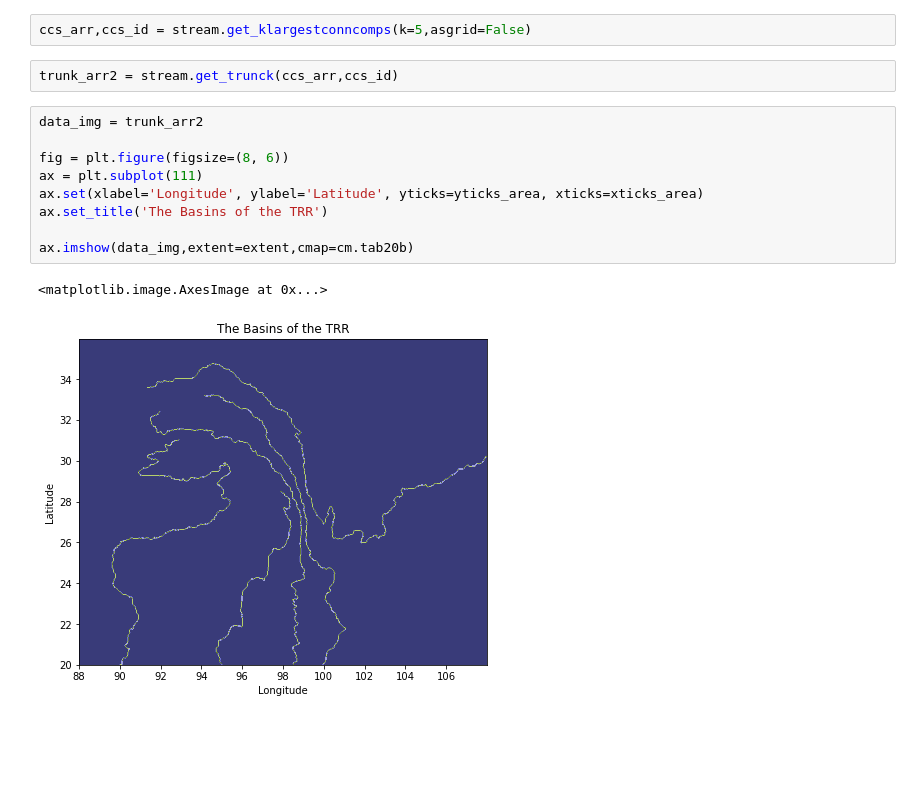
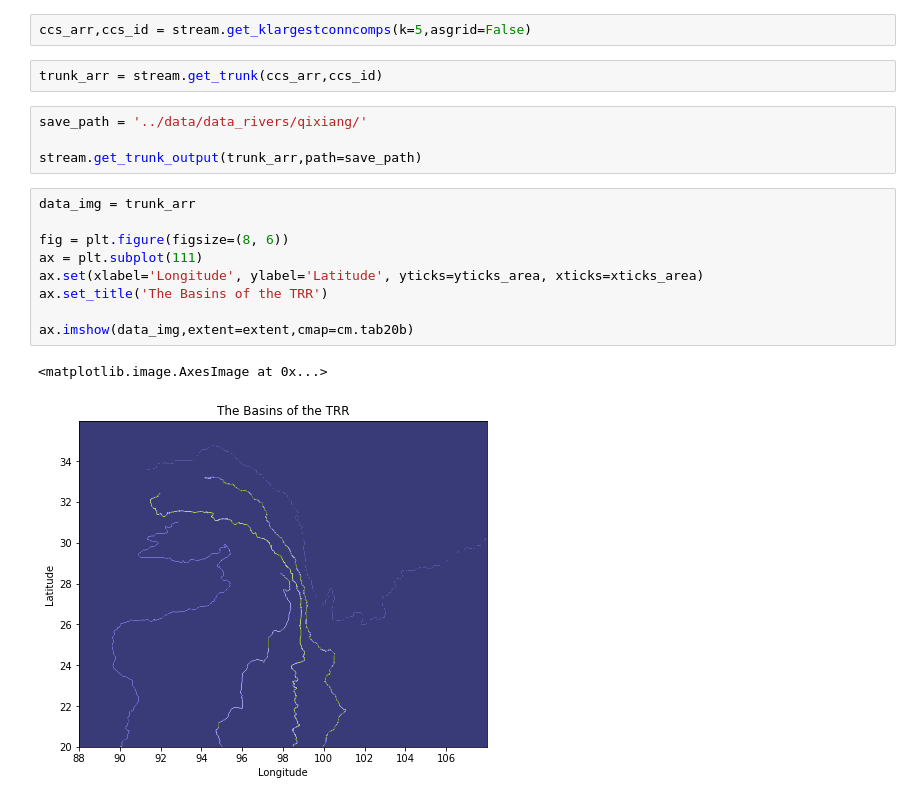
Before and after one commit to NengLu/UWG_QiXiang, a Jupyter notebook: tutorials/3_02_Example_qixiang_topopy.ipynb, the cells around one changed output. Cells and saved outputs as stored; diff of their text form; blank space fills up the shorter version.

Commit message:
add get_trunk_output

```diff
--- a/tutorials/3_02_Example_qixiang_topopy.ipynb
+++ b/tutorials/3_02_Example_qixiang_topopy.ipynb
@@ -194,19 +194,23 @@ ax.imshow(data_img,extent=extent,cmap=cm.tab20b)
 # %%
 ccs_arr,ccs_id = stream.get_klargestconncomps(k=5,asgrid=False)
 # %%
-trunk_arr2 = stream.get_trunck(ccs_arr,ccs_id)
+trunk_arr = stream.get_trunk(ccs_arr,ccs_id)
+# %%
+save_path = '../data/data_rivers/qixiang/'
+
+stream.get_trunk_output(trunk_arr,path=save_path)
 # %%
-data_img = trunk_arr2
+data_img = trunk_arr
 
 fig = plt.figure(figsize=(8, 6))
 ax = plt.subplot(111)
 ax.set(xlabel='Longitude', ylabel='Latitude', yticks=yticks_area, xticks=xticks_area)
 ax.set_title('The Basins of the TRR')
 
 ax.imshow(data_img,extent=extent,cmap=cm.tab20b)
 # %% [output]
 <matplotlib.image.AxesImage at 0x...>
-[figure, old version]
+[figure, new version]
 # %%
 import cartopy
 import cartopy.crs as ccrs
```
Also changed, not shown: parts of 2 cells of this notebook, 10 other files.
